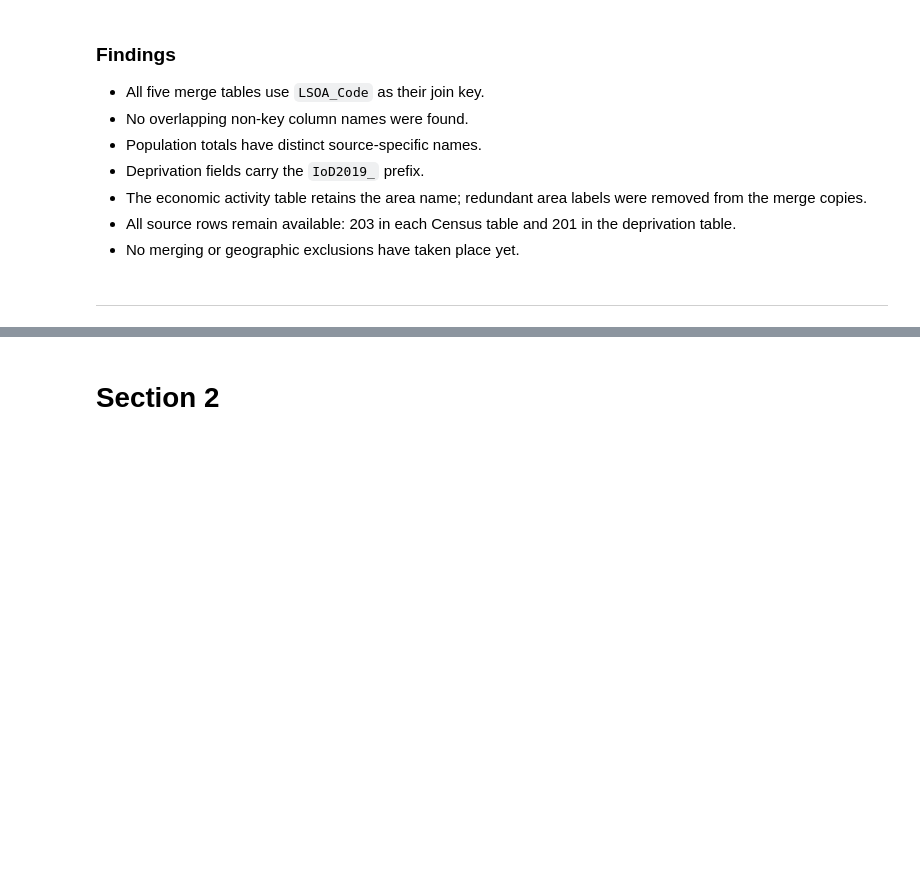
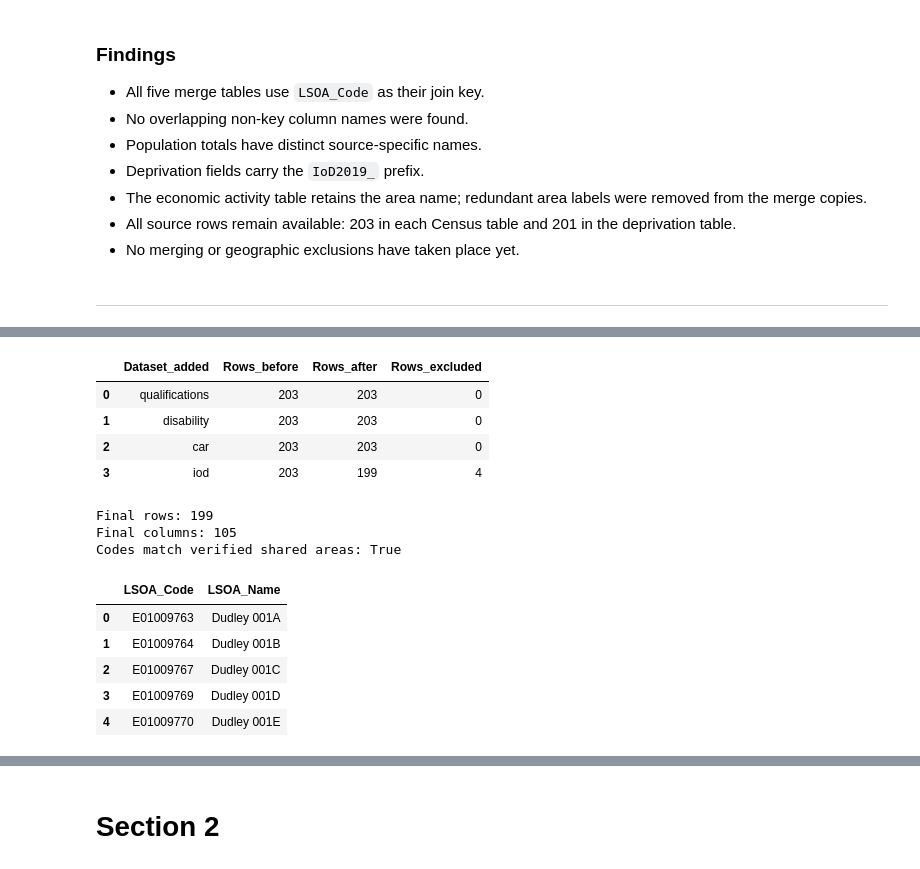
Before and after one commit to LieneRubule/dudley-employment-barriers, a Jupyter notebook: jupyter_notebooks/06_merge_and_prepare.ipynb, the cells around one changed output, grey strips where cells are left out. Cells and saved outputs as stored; diff of their text form; code cells hidden in the pictures; blank space fills up the shorter version.

Commit message:
Merge five datasets for 199 verified Dudley areas

```diff
--- a/jupyter_notebooks/06_merge_and_prepare.ipynb
+++ b/jupyter_notebooks/06_merge_and_prepare.ipynb
@@ -882,0 +895,59 @@ iod: 201 rows, 56 columns
+# %%
+# Developed with ChatGPT assistance to merge the prepared datasets.
+
+# Start with a copy of the economic activity table.
+# Reference:
+# https://pandas.pydata.org/docs/reference/api/pandas.DataFrame.copy.html
+combined_df = economic_merge.copy()
+merge_results = []
+
+# Retain matching codes and enforce one-to-one joins.
+# Reference:
+# https://pandas.pydata.org/docs/reference/api/pandas.DataFrame.merge.html
+merge_order = ["qualifications", "disability", "car", "iod"]
+
+for name in merge_order:
+    rows_before = len(combined_df)
+
+    combined_df = combined_df.merge(
+        merge_tables[name],
+        on="LSOA_Code",
+        how="inner",
+        validate="one_to_one"
+    )
+
+    merge_results.append({
+        "Dataset_added": name,
+        "Rows_before": rows_before,
+        "Rows_after": len(combined_df),
+        "Rows_excluded": rows_before - len(combined_df)
+    })
+
+display(pd.DataFrame(merge_results))
+
+# Confirm the merged codes match the verified shared set.
+# Reference:
+# https://docs.python.org/3/library/stdtypes.html#set-types-set-frozenset
+merged_codes = set(combined_df["LSOA_Code"])
+
+print("Final rows:", combined_df.shape[0])
+print("Final columns:", combined_df.shape[1])
+print("Codes match verified shared areas:", merged_codes == shared_codes)
+
+# Preview five area identifiers.
+display(combined_df[["LSOA_Code", "LSOA_Name"]].head())
+# %% [output]
+|  | Dataset_added | Rows_before | Rows_after | Rows_excluded |
+| 0 | qualifications | 203 | 203 | 0 |
+| 1 | disability | 203 | 203 | 0 |
+| 2 | car | 203 | 203 | 0 |
+| 3 | iod | 203 | 199 | 4 |
+Final rows: 199
+Final columns: 105
+Codes match verified shared areas: True
+|  | LSOA_Code | LSOA_Name |
+| 0 | E01009763 | Dudley 001A |
+| 1 | E01009764 | Dudley 001B |
+| 2 | E01009767 | Dudley 001C |
+| 3 | E01009769 | Dudley 001D |
+| 4 | E01009770 | Dudley 001E |
```
Also changed, not shown: parts of 3 cells of this notebook.
